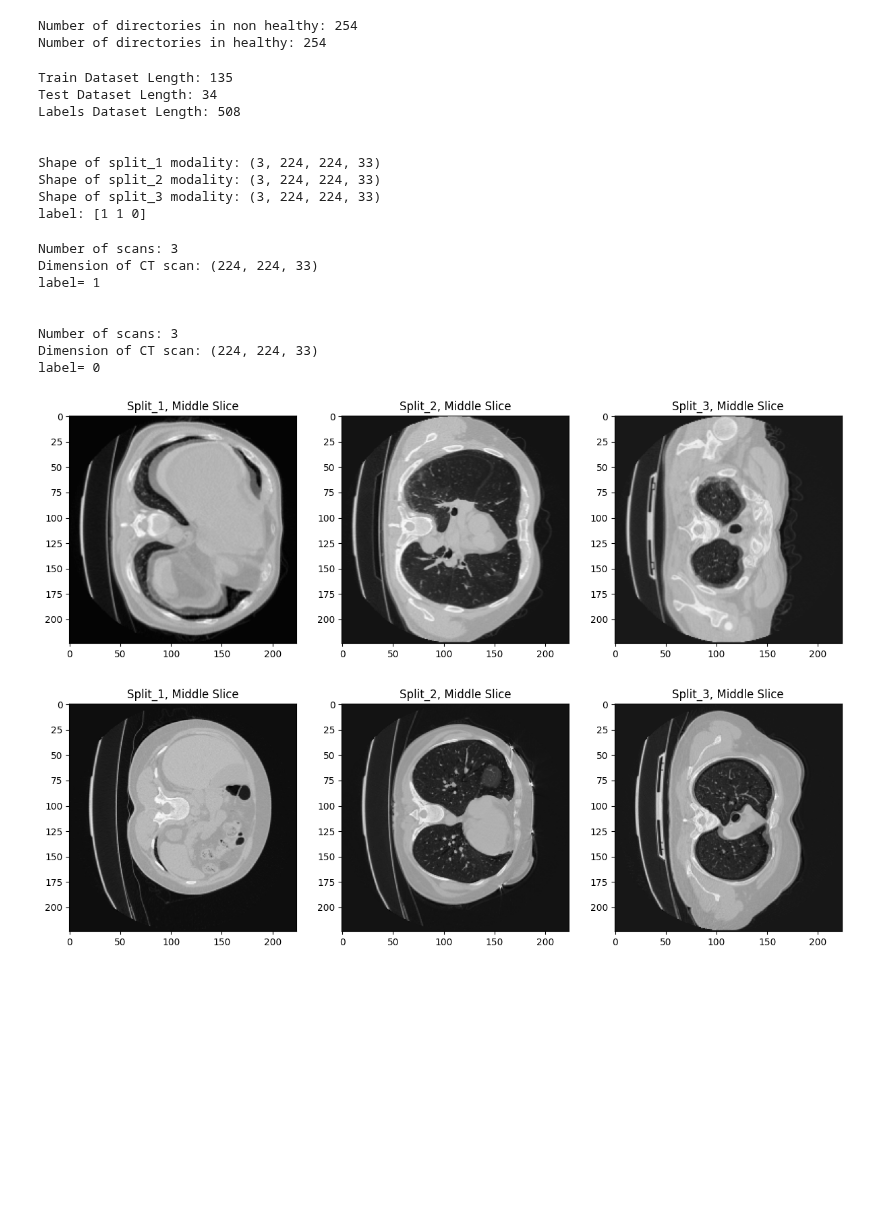
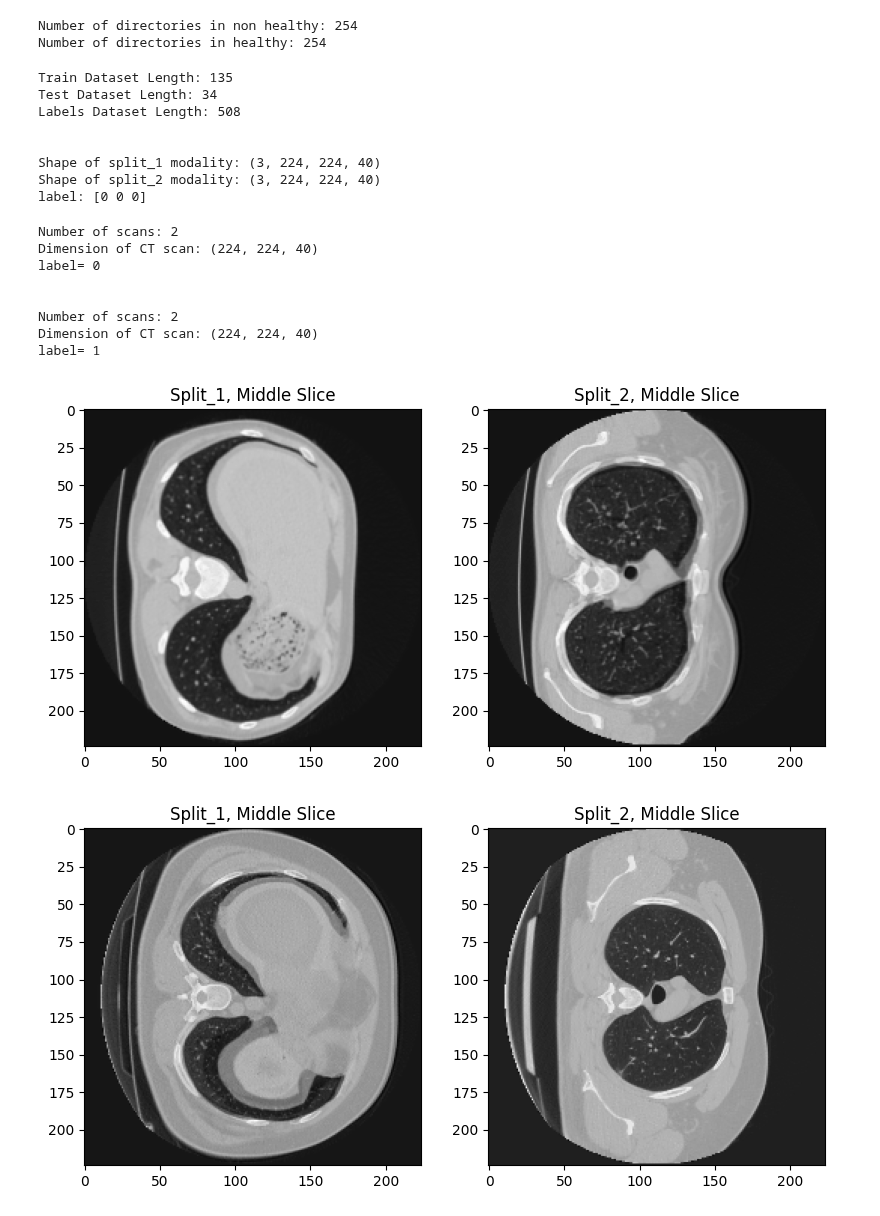
Before and after one commit to MaximNadd/Research, a Jupyter notebook: Experiment_1/multi-view-research-1.ipynb, the cells around one changed output. Drawn from its saved outputs; the diff is of its cells as text; code cells hidden in the pictures; blank space fills up the shorter version.

```diff
--- a/Experiment_1/multi-view-research-1.ipynb
+++ b/Experiment_1/multi-view-research-1.ipynb
@@ -116,42 +116,34 @@ class MultiModalDataset(Sequence):
             np.random.shuffle(self.indices)
 
     def __load_modalities(self, patient_dirs):
-        modalities = {'split_1': [], 'split_2': [], 'split_3': []}
+        modalities = {'split_1': [], 'split_2': []}
 
         for patient_dir in patient_dirs:
             patient_name = os.path.basename(patient_dir)
 
             split_1_path = os.path.join(patient_dir, 'split_part_1.nii')
             split_2_path = os.path.join(patient_dir, 'split_part_2.nii')
-            split_3_path = os.path.join(patient_dir, 'split_part_3.nii')
 
             # Load each modality
             split_1 = load_nii(split_1_path)
             split_2 = load_nii(split_2_path)
-            split_3 = load_nii(split_3_path)
-
-            split_3 = split_3[:, :, :33]
 
             if (self.fold == "train"):
                 split_1_augmented = elastic_deformation(split_1)
                 split_2_augmented = elastic_deformation(split_2)
-                split_3_augmented = elastic_deformation(split_3)
 
                 modalities['split_1'].append(split_1_augmented)
                 modalities['split_2'].append(split_2_augmented)
-                modalities['split_3'].append(split_3_augmented)
 
             elif (self.fold == "test"):
                 modalities['split_1'].append(split_1)
                 modalities['split_2'].append(split_2)
-                modalities['split_3'].append(split_3)
 
 
         # Stack the modalities for each patient along the first axis (batch axis)
         X = [
             np.array(modalities['split_1']),
             np.array(modalities['split_2']),
-            np.array(modalities['split_3']),
         ]
 
         return X
@@ -205,7 +197,7 @@ print("\n")
 
 X, y = train_dataset[0]
 
-for modality, data in zip(['split_1', 'split_2', 'split_3'], X):
+for modality, data in zip(['split_1', 'split_2'], X):
     print(f"Shape of {modality} modality: {data.shape}")
 
 print(f"label: {y}")
@@ -215,45 +207,41 @@ Test Dataset Length: 34
 Labels Dataset Length: 508
 
 
-Shape of split_1 modality: (3, 224, 224, 33)
-Shape of split_2 modality: (3, 224, 224, 33)
-Shape of split_3 modality: (3, 224, 224, 33)
-label: [1 1 0]
+Shape of split_1 modality: (3, 224, 224, 40)
+Shape of split_2 modality: (3, 224, 224, 40)
+label: [0 0 0]
 # %%
 def plot_scans_from_dataset(dataset):
 
     fig = plt.figure(figsize=(20,8))
 
     for i in range(1):
         scans, label = dataset[i]
         print("Number of scans:", len(scans))
         print("Dimension of CT scan:", scans[0][0].shape)
         print("label=",label[i])
         print("\n")
 
         ax1 = plt.subplot(1,4,1)
         ax1.imshow(scans[0][0][:,:, scans[0][0].shape[2] // 2], cmap="gray")
         ax1.set_title("Split_1, Middle Slice")
         ax2 = plt.subplot(1,4,2)
         ax2.imshow(scans[1][0][:,:, scans[1][0].shape[2] // 2], cmap="gray")
         ax2.set_title("Split_2, Middle Slice")
-        ax3 = plt.subplot(1,4,3)
-        ax3.imshow(scans[2][0][:,:, scans[2][0].shape[2] // 2], cmap="gray")
-        ax3.set_title("Split_3, Middle Slice")
 
 plot_scans_from_dataset(train_dataset)
 plot_scans_from_dataset(test_dataset)
 # %% [output]
-Number of scans: 3
-Dimension of CT scan: (224, 224, 33)
-label= 1
+Number of scans: 2
+Dimension of CT scan: (224, 224, 40)
+label= 0
 
 
-Number of scans: 3
-Dimension of CT scan: (224, 224, 33)
-label= 0
+Number of scans: 2
+Dimension of CT scan: (224, 224, 40)
+label= 1
-[figure, old version]
+[figure, new version]
-[figure, old version]
+[figure, new version]
 # %%
 def get_model(inputs):
     """Build a 3D convolutional neural network model."""
```
Also changed, not shown: parts of 6 cells of this notebook.
